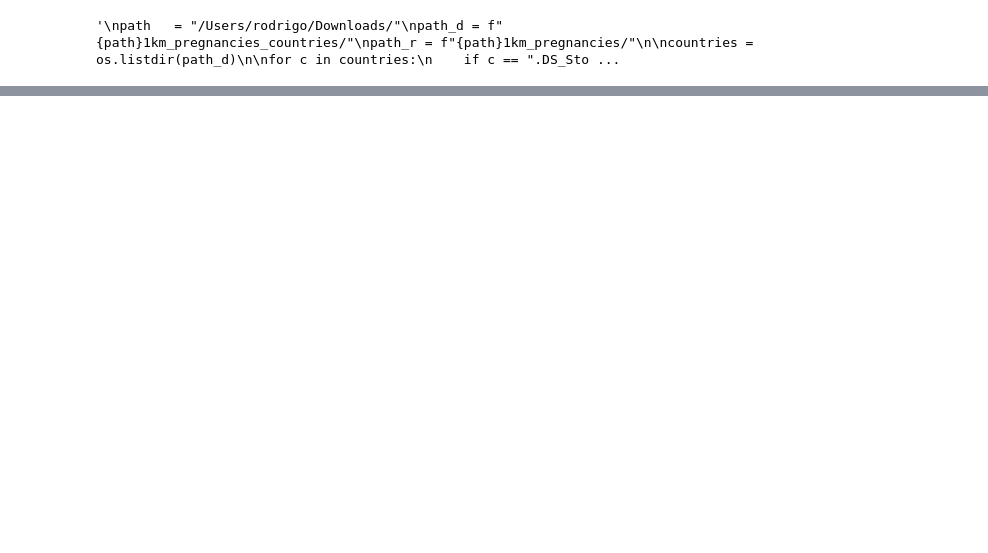
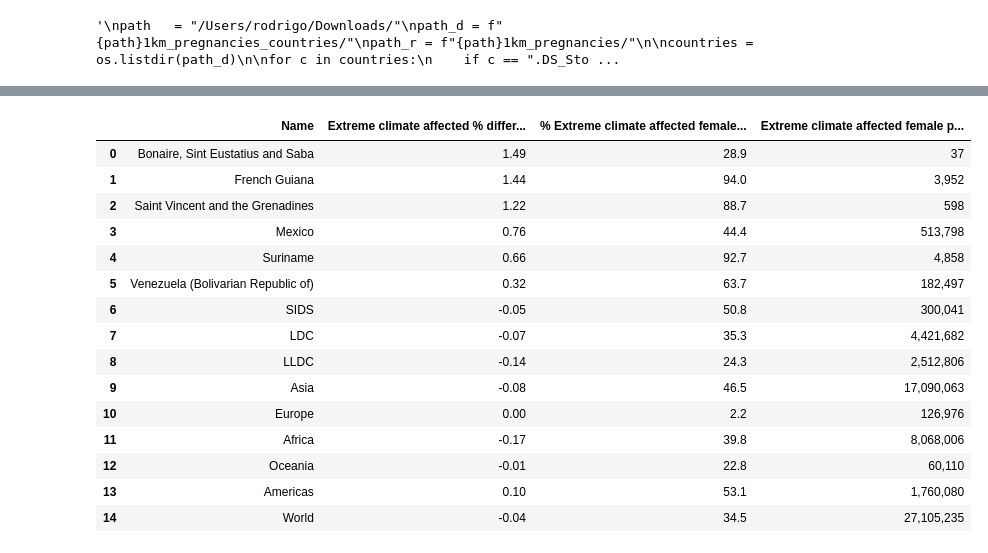
Before and after one commit to rodrigoms95/UNESCO_climate, a Jupyter notebook: code/impact_women.ipynb, the cells around one changed output, grey strips where cells are left out. Saved outputs shown, nothing was run; the diff lists cells and outputs as text; code cells hidden in the pictures; blank space fills up the shorter version.

```diff
--- a/code/impact_women.ipynb
+++ b/code/impact_women.ipynb
@@ -66,3 +30,21 @@ df_iso["ISO_N3_EH"] = borders["ISO_N3_EH"].astype(int)
+# %%
+# Códigos nacionales
+ix  = "ISO_A3"
+
+# Mapa
+borders_path = ( "../../Bases_de_datos/Mapas/"
+    + "Natural_Earth/ne_50m_admin_0_countries_mod" )
+borders = gpd.read_file(borders_path).drop(
+    columns = [ix] ).set_index("ISO_A3_EH")
+borders.index.name = ix
+borders = borders[ borders["ISO_N3_EH"] != "-99" ]
+borders = borders[ ~borders.index.duplicated() ]
+
+# Océano
+ocean_path = ( "../../Bases_de_datos/Mapas/"
+    + "Natural_Earth/ne_50m_ocean" )
+ocean = gv.Polygons( gpd.read_file(ocean_path), vdims = "min_zoom"
+    ).opts( linewidth = 0, cmap = "Paired")
 # %%
 # Funciones a utilizar
 
@@ -502,0 +308,56 @@ df_iso.loc[ df_iso[name_tp] >= 100, ["name", name_t, name_tp] + name_c
+# %%
+i = 0
+a = df[ [var_g[0][i], var_g[1][i]] ].sum()
+b = ( 100 * df[ [name_g[0][i], name_g[1][i]] ].sum()
+    / df[ [var_g[0][i], var_g[1][i]] ].sum().values )
+# Parámetros de visualización de tablas
+pd.options.display.float_format = '{:,.0f}'.format
+print(a.to_string())
+# Parámetros de visualización de tablas
+pd.options.display.float_format = '{:,.1f} %'.format
+print(b.to_string())
+print()
+
+# Mapas
+# Mujeres afectadas
+n_series = "female"
+vn = name_g[0][i]
+borders[vn] = df[vn]
+print(f"min: {borders[vn].min()}, max: {borders[vn].max()}")
+min = 0
+max = 9e6
+map_v = gv.Polygons( borders, vdims = gv.Dimension(vn, range = (min, max) )
+    ).opts( cmap = "plasma_r", **options )
+map = ( ocean * map_v ).opts( **options_m )
+gv.output( map, size = 600 )
+# Porcentaje de mujeres afectadas
+n_series = "female"
+vn = perc_g[0][i]
+borders[vn] = df[vn].where( df[vn] < 100, 100)
+print(f"min: {borders[vn].min()}, max: {borders[vn].max()}")
+min = 0
+max = 100
+map_v = gv.Polygons( borders, vdims = gv.Dimension(vn, range = (min, max) )
+    ).opts( cmap = "plasma_r", **options )
+map = ( ocean * map_v ).opts( **options_m )
+gv.output( map, size = 600 )
+# Diferencia de porcentaje entre mujeres y hombre
+n_series = "female"
+vn = diff[i]
+borders[vn] = df[vn]
+# Quitamos Cabo Verde por motivos de visualización
+borders.loc["CPV", vn] = np.nan
+print(f"min: {borders[vn].min()}, max: {borders[vn].max()}")
+#print(borders[vn].sort_values().dropna().to_string())
+min = -1.5
+max = 1.5
+map_v = gv.Polygons( borders, vdims = gv.Dimension(vn, range = (min, max) )
+    ).opts( cmap = "spectral_r", **options )
+map = ( ocean * map_v ).opts( **options_m )
+gv.output( map, size = 600 )
+
+disp = display(df, diff[i], var_i = [ perc_g[0][i], name_g[0][i] ],
+    p = False, type = "index", add = [False, False, True],
+    format = ["{:,.2f}", "{:,.1f}", "{:,.0f}"])
+disp
+# %% [output]
@@ -502,0 +385,16 @@ df_iso.loc[ df_iso[name_tp] >= 100, ["name", name_t, name_tp] + name_c
+|  | Name | Extreme climate affected % differ... | % Extreme climate affected female... | Extreme climate affected female p... |
+| 0 | Bonaire, Sint Eustatius and Saba | 1.49 | 28.9 | 37 |
+| 1 | French Guiana | 1.44 | 94.0 | 3,952 |
+| 2 | Saint Vincent and the Grenadines | 1.22 | 88.7 | 598 |
+| 3 | Mexico | 0.76 | 44.4 | 513,798 |
+| 4 | Suriname | 0.66 | 92.7 | 4,858 |
+| 5 | Venezuela (Bolivarian Republic of) | 0.32 | 63.7 | 182,497 |
+| 6 | SIDS | -0.05 | 50.8 | 300,041 |
+| 7 | LDC | -0.07 | 35.3 | 4,421,682 |
+| 8 | LLDC | -0.14 | 24.3 | 2,512,806 |
+| 9 | Asia | -0.08 | 46.5 | 17,090,063 |
+| 10 | Europe | 0.00 | 2.2 | 126,976 |
+| 11 | Africa | -0.17 | 39.8 | 8,068,006 |
+| 12 | Oceania | -0.01 | 22.8 | 60,110 |
+| 13 | Americas | 0.10 | 53.1 | 1,760,080 |
+| 14 | World | -0.04 | 34.5 | 27,105,235 |
```
Also changed, not shown: parts of 20 cells of this notebook, 1 other file.
